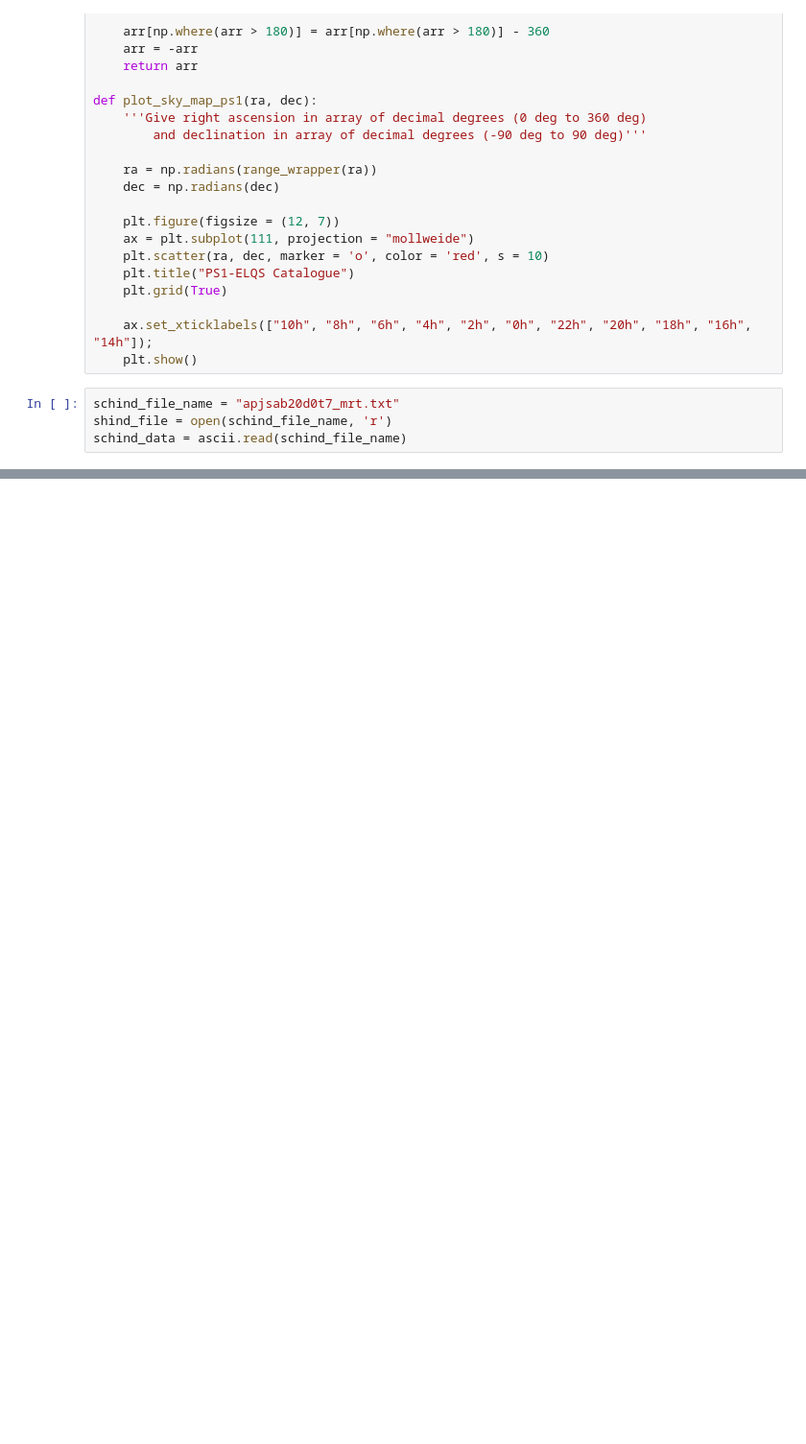
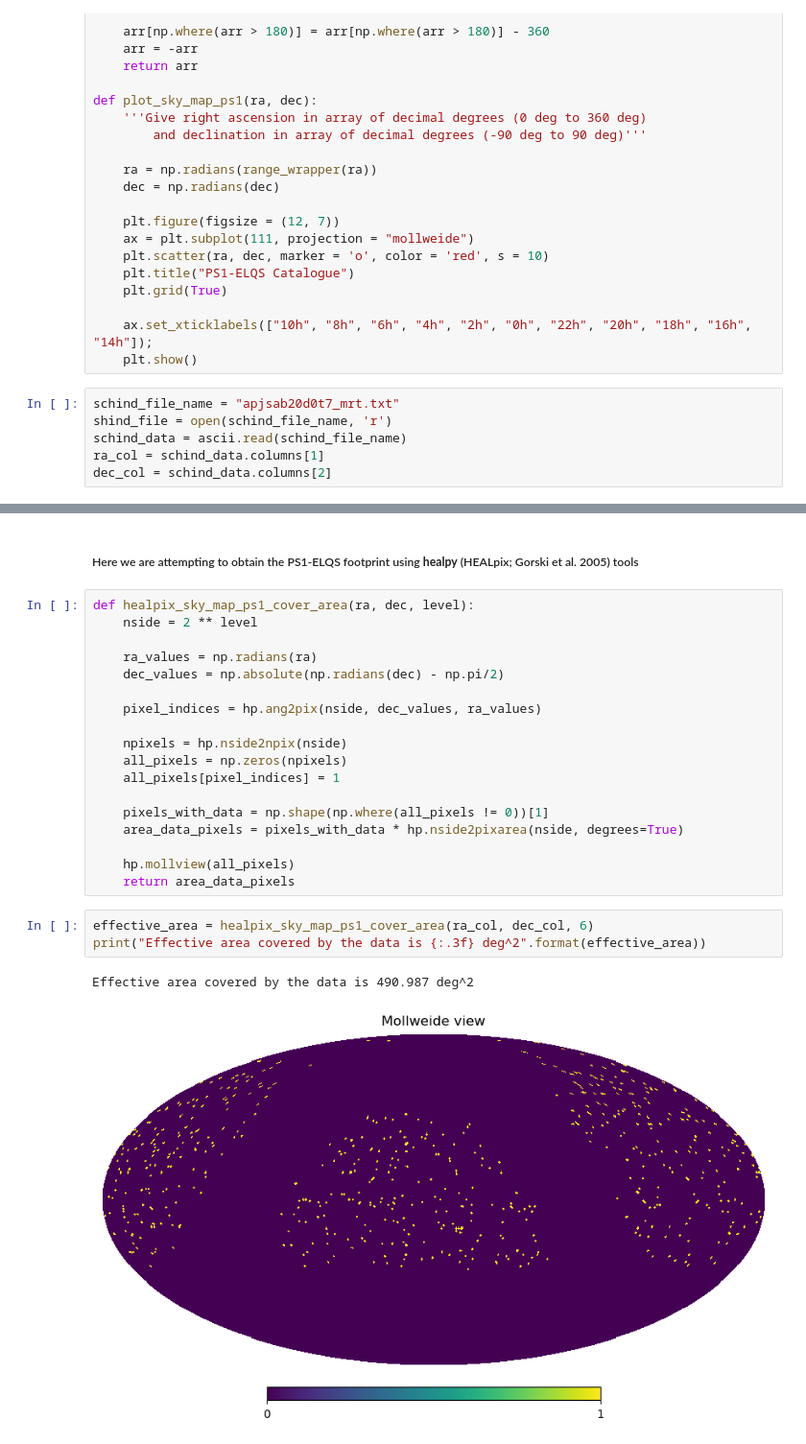
Before and after one commit to VibinRam/DP2, a Jupyter notebook: Codes/PS1_data_retrieval/Schindler_PS1_ELQS_foot.ipynb, the cells around one changed output, grey strips where cells are left out. Shown at 96% size. Saved outputs shown, nothing was run; the diff lists cells and outputs as text; blank space fills up the shorter version.

Commit message:
Added some notes on ps1 footprint; Wrote codes to find footprint-unfinished

```diff
--- a/Codes/PS1_data_retrieval/Schindler_PS1_ELQS_foot.ipynb
+++ b/Codes/PS1_data_retrieval/Schindler_PS1_ELQS_foot.ipynb
@@ -30,3 +34,5 @@ def plot_sky_map_ps1(ra, dec):
 schind_file_name = "apjsab20d0t7_mrt.txt"
 shind_file = open(schind_file_name, 'r')
 schind_data = ascii.read(schind_file_name)
+ra_col = schind_data.columns[1]
+dec_col = schind_data.columns[2]
@@ -36,0 +43,26 @@ plot_sky_map_ps1(schind_data.columns[1], schind_data.columns[2])
+# %% [markdown]
+##### Here we are attempting to obtain the PS1-ELQS footprint using **healpy** (HEALpix; Gorski et al. 2005) tools
+# %%
+def healpix_sky_map_ps1_cover_area(ra, dec, level):
+    nside = 2 ** level
+
+    ra_values = np.radians(ra)
+    dec_values = np.absolute(np.radians(dec) - np.pi/2)
+
+    pixel_indices = hp.ang2pix(nside, dec_values, ra_values)
+
+    npixels = hp.nside2npix(nside)
+    all_pixels = np.zeros(npixels)
+    all_pixels[pixel_indices] = 1
+
+    pixels_with_data = np.shape(np.where(all_pixels != 0))[1]
+    area_data_pixels = pixels_with_data * hp.nside2pixarea(nside, degrees=True)
+
+    hp.mollview(all_pixels)
+    return area_data_pixels
+# %%
+effective_area = healpix_sky_map_ps1_cover_area(ra_col, dec_col, 6)
+print("Effective area covered by the data is {:.3f} deg^2".format(effective_area))
+# %% [output]
+Effective area covered by the data is 490.987 deg^2
+[figure, added]
```
Also changed, not shown: parts of 6 cells of this notebook, 7 other files.
